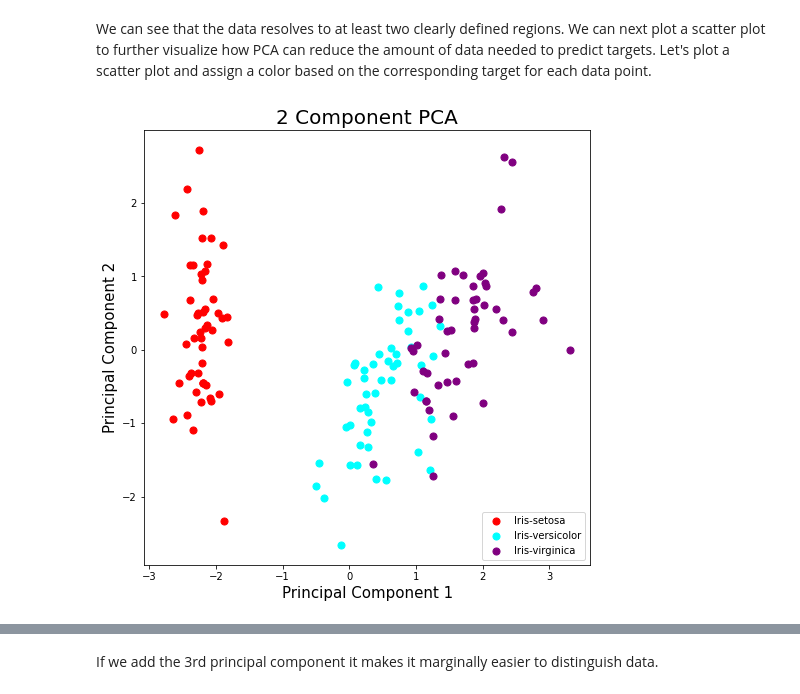
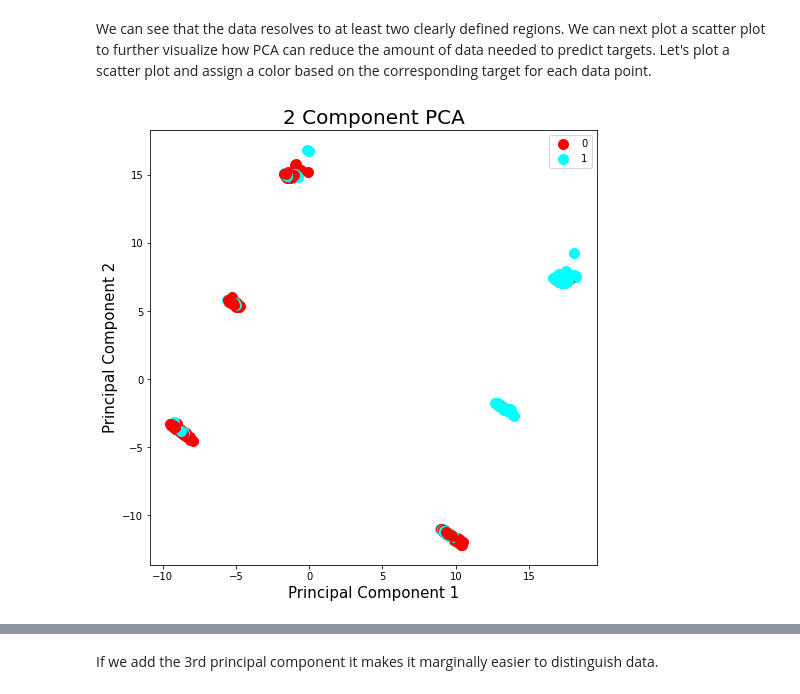
Before and after one commit to NCAR/ai4essportal, a Jupyter notebook: NB1_data_exploration.ipynb, the cells around one changed output, grey strips where cells are left out. Cells and saved outputs as stored; diff of their text form; code cells hidden in the pictures.

```diff
--- a/NB1_data_exploration.ipynb
+++ b/NB1_data_exploration.ipynb
@@ -296,23 +337,22 @@ cb.set_label('density of similar values')
 # %% [markdown]
 We can see that the data resolves to at least two clearly defined regions. We can next plot a scatter plot to further visualize how PCA can reduce the amount of data needed to predict targets. Let's plot a scatter plot and assign a color based on the corresponding target for each data point.
-# %%
-flowertypes = {'Iris-setosa': 'red','Iris-versicolor': 'cyan', 'Iris-virginica': "purple"}
-
-fig = plt.figure(figsize = (8,8))
-ax = fig.add_subplot(1,1,1)
-ax.set_xlabel('Principal Component 1', fontsize = 15)
-ax.set_ylabel('Principal Component 2', fontsize = 15)
-ax.set_title('2 Component PCA', fontsize = 20)
-
-for index in dataFrame_flowers.index:
-    target = dataFrame_flowers.iloc[index]["target"]
-    ax.scatter(X_pca_scaled[index, 0], X_pca_scaled[index, 1], color = flowertypes[target], label = target, s = 50)
-ax.legend(flowertypes.keys())
-leg = ax.get_legend()
-leg.legendHandles[0].set_color('red')
-leg.legendHandles[1].set_color('cyan')
-leg.legendHandles[2].set_color('purple')
-plt.show()
-# %% [output]
-[figure, removed]
+# %%
+survived_key = {'0': 'red','1': 'cyan'}
+
+fig = plt.figure(figsize = (8,8))
+ax = fig.add_subplot(1,1,1)
+ax.set_xlabel('Principal Component 1', fontsize = 15)
+ax.set_ylabel('Principal Component 2', fontsize = 15)
+ax.set_title('2 Component PCA', fontsize = 20)
+
+for index in dataFrame_titanic_PCA.index:
+    survived = str(int(dataFrame_titanic_PCA.iloc[index]["Survived"]))
+    ax.scatter(X_pca_scaled[index, 0], X_pca_scaled[index, 1], color = survived_key[survived], label = survived, s = 100)
+ax.legend(survived_key.keys())
+leg = ax.get_legend()
+leg.legendHandles[0].set_color('red')
+leg.legendHandles[1].set_color('cyan')
+plt.show()
+# %% [output]
+[figure, added]
 # %%
```
Also changed, not shown: parts of 15 cells of this notebook.
